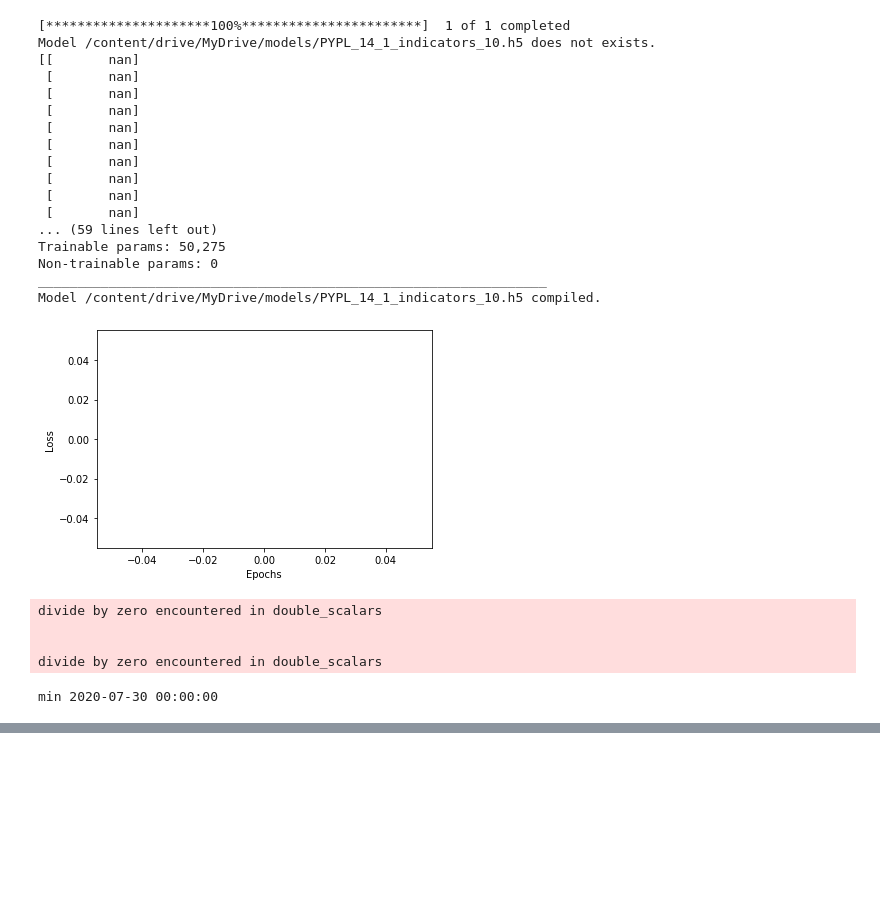
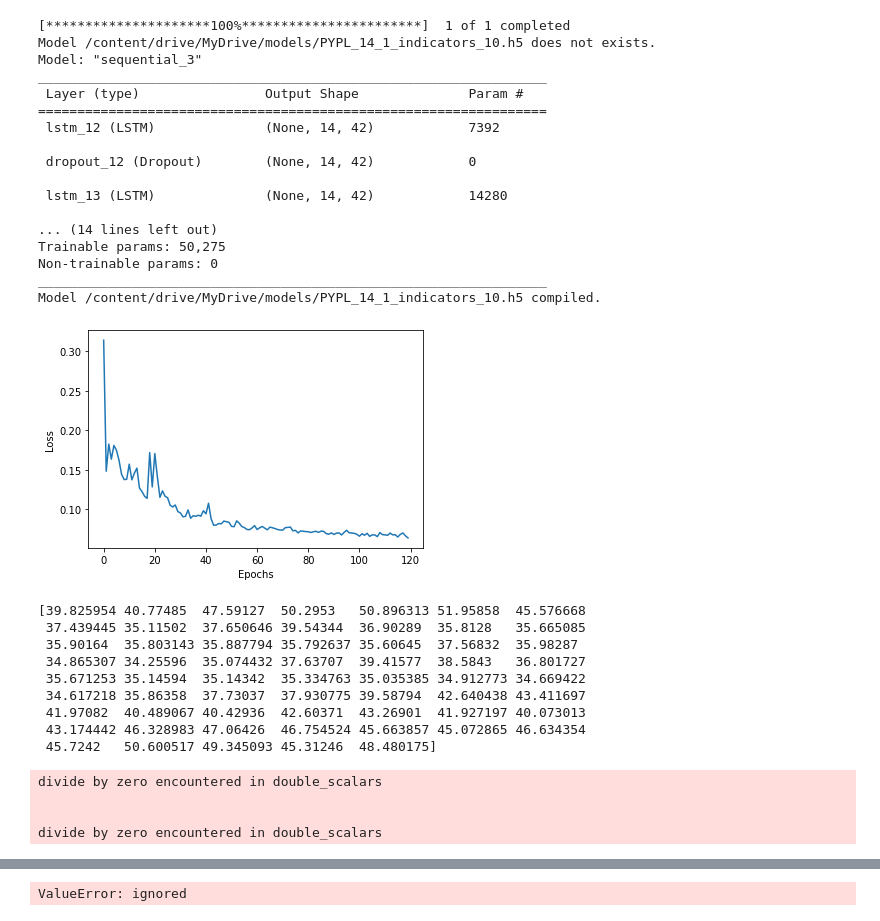
Before and after one commit to graphtrek/stockforecast, a Jupyter notebook: graphtrek_21.ipynb, the cells around one changed output, grey strips where cells are left out. Cells and saved outputs as stored; diff of their text form; code cells hidden in the pictures; blank space fills up the shorter version.

```diff
--- a/graphtrek_21.ipynb
+++ b/graphtrek_21.ipynb
@@ -411,11 +411,11 @@ def get_chart(ticker, df, prediction_df, days):
                           name='RSI(14)'
                           ), row=4, col=1)
 
-  fig.add_trace(go.Scatter(x=chart_df['Date'].tail(len(prediction_df)),
-                          y = prediction_df,
-                          line=dict(color='red', width=2),
-                          name='RSI(14)'
-                          ), row=4, col=1)
+  #fig.add_trace(go.Scatter(x=chart_df['Date'].tail(len(prediction_df)),
+  #                        y = prediction_df,
+  #                        line=dict(color='red', width=2),
+  #                        name='RSI(14)'
+  #                        ), row=4, col=1)
 
   fig.add_trace(go.Scatter(
           x = [np.min(chart_df.index), np.max(chart_df.index)],
@@ -512,15 +512,15 @@ def get_prediction_data(df,ticker):
   indicators_model = None
   try:
     indicators_model = keras.models.load_model(indicators_model_file_path)
-    modified = os.path.getmtime(indicators_model_file_path)
+    #modified = os.path.getmtime(indicators_model_file_path)
 
-    print(pd.to_datetime(last_date).date() - datetime.fromtimestamp(modified).date() )
-    print('Loaded', indicators_model_file_path , ' model train date:',datetime.fromtimestamp(modified).date() , 'last date:', last_date)
+    #print(pd.to_datetime(last_date).date() - datetime.fromtimestamp(modified).date() )
+    #print('Loaded', indicators_model_file_path , ' model train date:',datetime.fromtimestamp(modified).date() , 'last date:', last_date)
   except:
     indicators_model = None
     print('Model ' + indicators_model_file_path + ' does not exists.')
 
-  indicators_lstm_data = np.expand_dims(df['RSI'].values.copy(), axis=1).astype(float)
+  indicators_lstm_data = np.expand_dims(df['RSI'].values.copy()[look_back:], axis=1).astype(float)
   split = int(split_percent*len(indicators_lstm_data))
 
   indicators_scaler = MinMaxScaler(feature_range=(0, 1))
@@ -530,12 +530,12 @@ def get_prediction_data(df,ticker):
   indicators_lstm_test_data = indicators_lstm_data[split:]
 
   indicators_lstm_train_data_scaled = indicators_scaler.transform(indicators_lstm_train_data)
-  print(indicators_lstm_train_data_scaled[:look_back*2])
-  print(indicators_lstm_train_data_scaled.shape)
+#  print(indicators_lstm_train_data_scaled[:look_back*2])
+#  print(indicators_lstm_train_data_scaled.shape)
 
   indicators_lstm_test_data_scaled = indicators_scaler.transform(indicators_lstm_test_data)
-  print(indicators_lstm_test_data_scaled[:look_back+1])
-  print(indicators_lstm_test_data_scaled.shape)
+#  print(indicators_lstm_test_data_scaled[:look_back+1])
+#  print(indicators_lstm_test_data_scaled.shape)
 
   indicators_train_generator = TimeseriesGenerator(indicators_lstm_train_data_scaled, indicators_lstm_train_data_scaled, sampling_rate=1, length=look_back, batch_size=64)
 
@@ -582,38 +582,46 @@ def get_prediction_data(df,ticker):
 # %%
 ticker = yf.Ticker('PYPL')
 df = get_stock_price(ticker,"2019-01-01")
 
 macd, soch, rsi = indicators(df)
-df['RSI'] = rsi_data
+df['RSI'] = rsi.rsi().to_numpy()
 df['MACD_DIFF'] = macd.macd_diff().to_numpy()
 df['MACD'] = macd.macd().to_numpy()
 df['MACD_SIGNAL'] = macd.macd_signal().to_numpy()
 
 prediction_df = get_prediction_data(df,ticker)
-
+print(prediction_df)
 fig = get_chart(ticker, df, prediction_df, 365)
 fig.show()
 # %% [output]
 [*********************100%***********************]  1 of 1 completed
 Model /content/drive/MyDrive/models/PYPL_14_1_indicators_10.h5 does not exists.
-[[       nan]
- [       nan]
- [       nan]
- [       nan]
- [       nan]
- [       nan]
- [       nan]
- [       nan]
- [       nan]
- [       nan]
-... (59 lines left out)
+Model: "sequential_3"
+_________________________________________________________________
+ Layer (type)                Output Shape              Param #
+=================================================================
+ lstm_12 (LSTM)              (None, 14, 42)            7392
+
+ dropout_12 (Dropout)        (None, 14, 42)            0
+
+ lstm_13 (LSTM)              (None, 14, 42)            14280
+
+... (14 lines left out)
 Trainable params: 50,275
 Non-trainable params: 0
 _________________________________________________________________
 Model /content/drive/MyDrive/models/PYPL_14_1_indicators_10.h5 compiled.
-[figure, old version]
+[figure, new version]
-divide by zero encountered in double_scalars
-
-
-divide by zero encountered in double_scalars
+[39.825954 40.77485  47.59127  50.2953   50.896313 51.95858  45.576668
+ 37.439445 35.11502  37.650646 39.54344  36.90289  35.8128   35.665085
+ 35.90164  35.803143 35.887794 35.792637 35.60645  37.56832  35.98287
+ 34.865307 34.25596  35.074432 37.63707  39.41577  38.5843   36.801727
+ 35.671253 35.14594  35.14342  35.334763 35.035385 34.912773 34.669422
+ 34.617218 35.86358  37.73037  37.930775 39.58794  42.640438 43.411697
+ 41.97082  40.489067 40.42936  42.60371  43.26901  41.927197 40.073013
+ 43.174442 46.328983 47.06426  46.754524 45.663857 45.072865 46.634354
+ 45.7242   50.600517 49.345093 45.31246  48.480175]
-min 2020-07-30 00:00:00
+divide by zero encountered in double_scalars
+
+
+divide by zero encountered in double_scalars
@@ -621,3 +629,4 @@ min 2020-07-30 00:00:00
+ValueError: ignored
 # %%
 def save_charts(symbols):
   for symbol in symbols:
```
Also changed, not shown: parts of 2 cells of this notebook.
